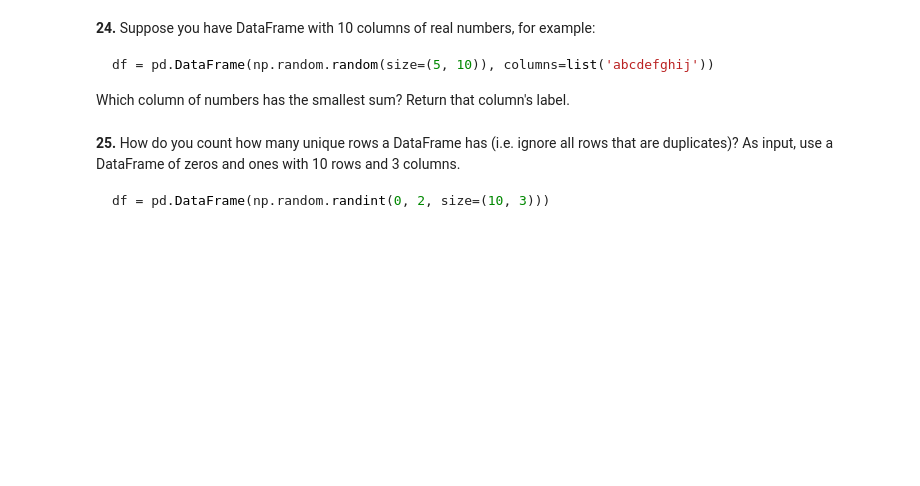
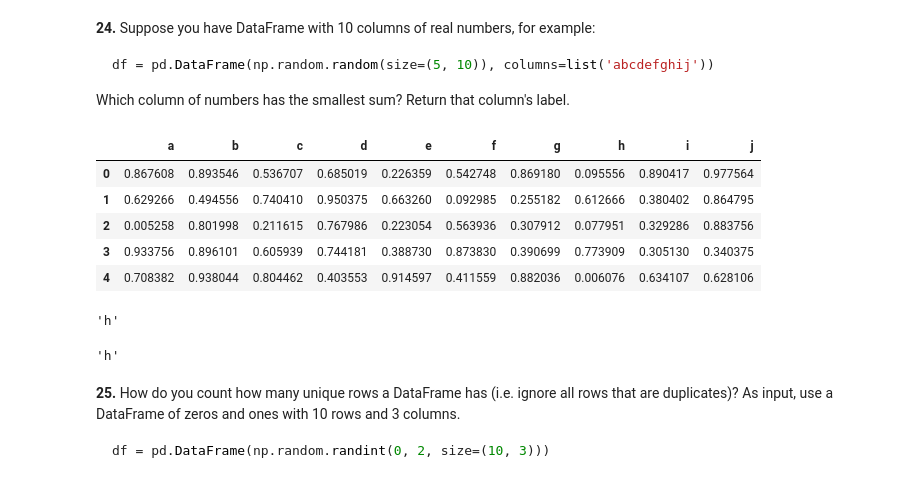
Before and after one commit to Boltuzamaki/100-pandas-puzzles, a Jupyter notebook: 100-pandas-puzzles.ipynb, the cells around one changed output. Saved outputs shown, nothing was run; the diff lists cells and outputs as text; code cells hidden in the pictures; blank space fills up the shorter version.

````diff
--- a/100-pandas-puzzles.ipynb
+++ b/100-pandas-puzzles.ipynb
@@ -376,6 +471,25 @@ how do you subtract the row mean from each element in the row?
 df = pd.DataFrame(np.random.random(size=(5, 10)), columns=list('abcdefghij'))
 ```
 Which column of numbers has the smallest sum?  Return that column's label.
+# %%
+df = pd.DataFrame(np.random.random(size=(5, 10)), columns=list('abcdefghij'))
+# %%
+df
+# %% [output]
+|  | a | b | c | d | e | f | g | h | i | j |
+| 0 | 0.867608 | 0.893546 | 0.536707 | 0.685019 | 0.226359 | 0.542748 | 0.869180 | 0.095556 | 0.890417 | 0.977564 |
+| 1 | 0.629266 | 0.494556 | 0.740410 | 0.950375 | 0.663260 | 0.092985 | 0.255182 | 0.612666 | 0.380402 | 0.864795 |
+| 2 | 0.005258 | 0.801998 | 0.211615 | 0.767986 | 0.223054 | 0.563936 | 0.307912 | 0.077951 | 0.329286 | 0.883756 |
+| 3 | 0.933756 | 0.896101 | 0.605939 | 0.744181 | 0.388730 | 0.873830 | 0.390699 | 0.773909 | 0.305130 | 0.340375 |
+| 4 | 0.708382 | 0.938044 | 0.804462 | 0.403553 | 0.914597 | 0.411559 | 0.882036 | 0.006076 | 0.634107 | 0.628106 |
+# %%
+df.columns[df.sum(axis=0).argmin()]
+# %% [output]
+'h'
+# %%
+df.sum(axis=0).idxmin()
+# %% [output]
+'h'
 # %% [markdown]
 **25.** How do you count how many unique rows a DataFrame has (i.e. ignore all rows that are duplicates)? As input, use a DataFrame of zeros and ones with 10 rows and 3 columns.
 
````
Also changed, not shown: parts of 26 cells of this notebook.
